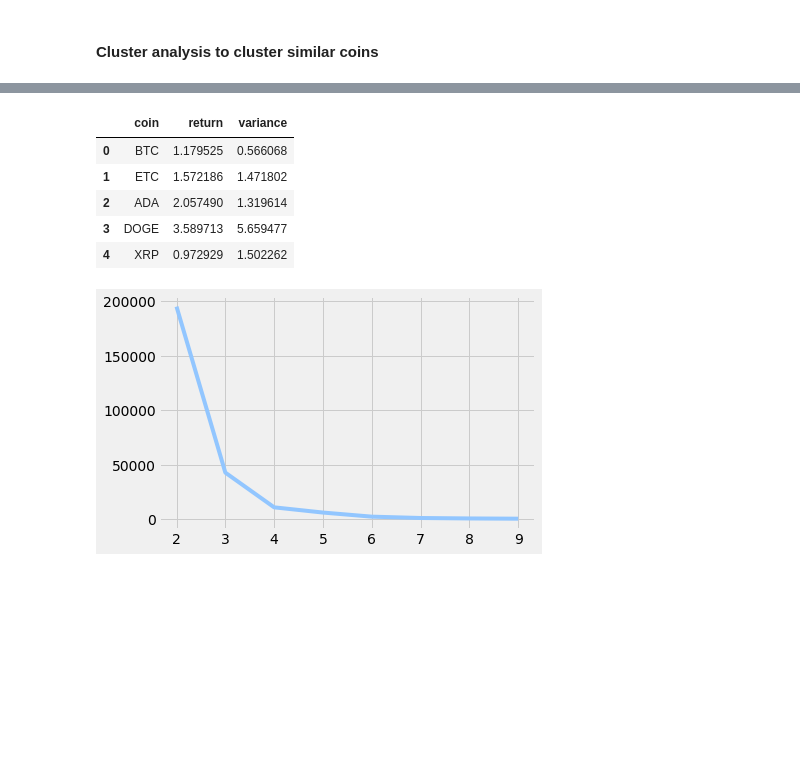
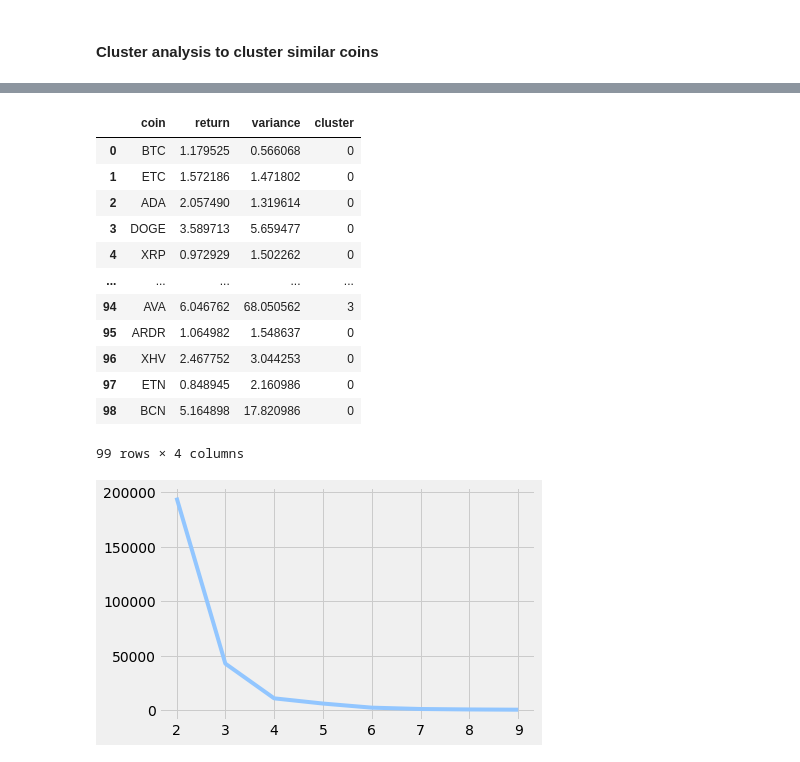
Before and after one commit to nosliwes/coinpix, a Jupyter notebook: notebooks/Clustering.ipynb, the cells around one changed output, grey strips where cells are left out. Saved outputs shown, nothing was run; the diff lists cells and outputs as text; code cells hidden in the pictures; blank space fills up the shorter version.

```diff
--- a/notebooks/Clustering.ipynb
+++ b/notebooks/Clustering.ipynb
@@ -68,14 +74,21 @@ final_df['return'] = expected_return.values
 # add variance values
 final_df['variance'] = variance.values
 # %%
-final_df.head()
+final_df
 # %% [output]
-|  | coin | return | variance |
-| 0 | BTC | 1.179525 | 0.566068 |
-| 1 | ETC | 1.572186 | 1.471802 |
-| 2 | ADA | 2.057490 | 1.319614 |
-| 3 | DOGE | 3.589713 | 5.659477 |
-| 4 | XRP | 0.972929 | 1.502262 |
+|  | coin | return | variance | cluster |
+| 0 | BTC | 1.179525 | 0.566068 | 0 |
+| 1 | ETC | 1.572186 | 1.471802 | 0 |
+| 2 | ADA | 2.057490 | 1.319614 | 0 |
+| 3 | DOGE | 3.589713 | 5.659477 | 0 |
+| 4 | XRP | 0.972929 | 1.502262 | 0 |
+| ... | ... | ... | ... | ... |
+| 94 | AVA | 6.046762 | 68.050562 | 3 |
+| 95 | ARDR | 1.064982 | 1.548637 | 0 |
+| 96 | XHV | 2.467752 | 3.044253 | 0 |
+| 97 | ETN | 0.848945 | 2.160986 | 0 |
+| 98 | BCN | 5.164898 | 17.820986 | 0 |
+99 rows × 4 columns
 # %%
 # find optinum number of clusters using elbow method
 
```
Also changed, not shown: parts of 10 cells of this notebook, 3 other files.
